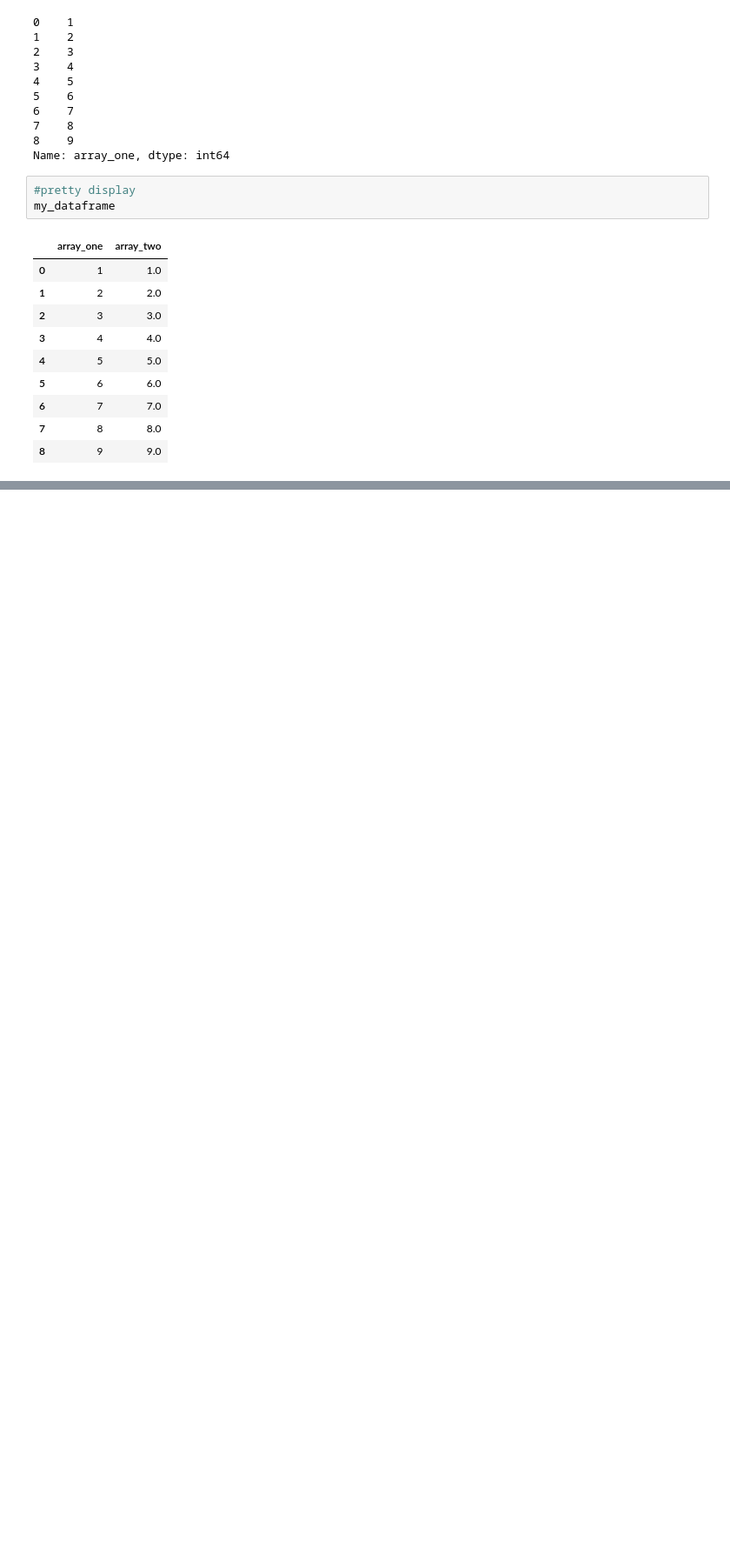
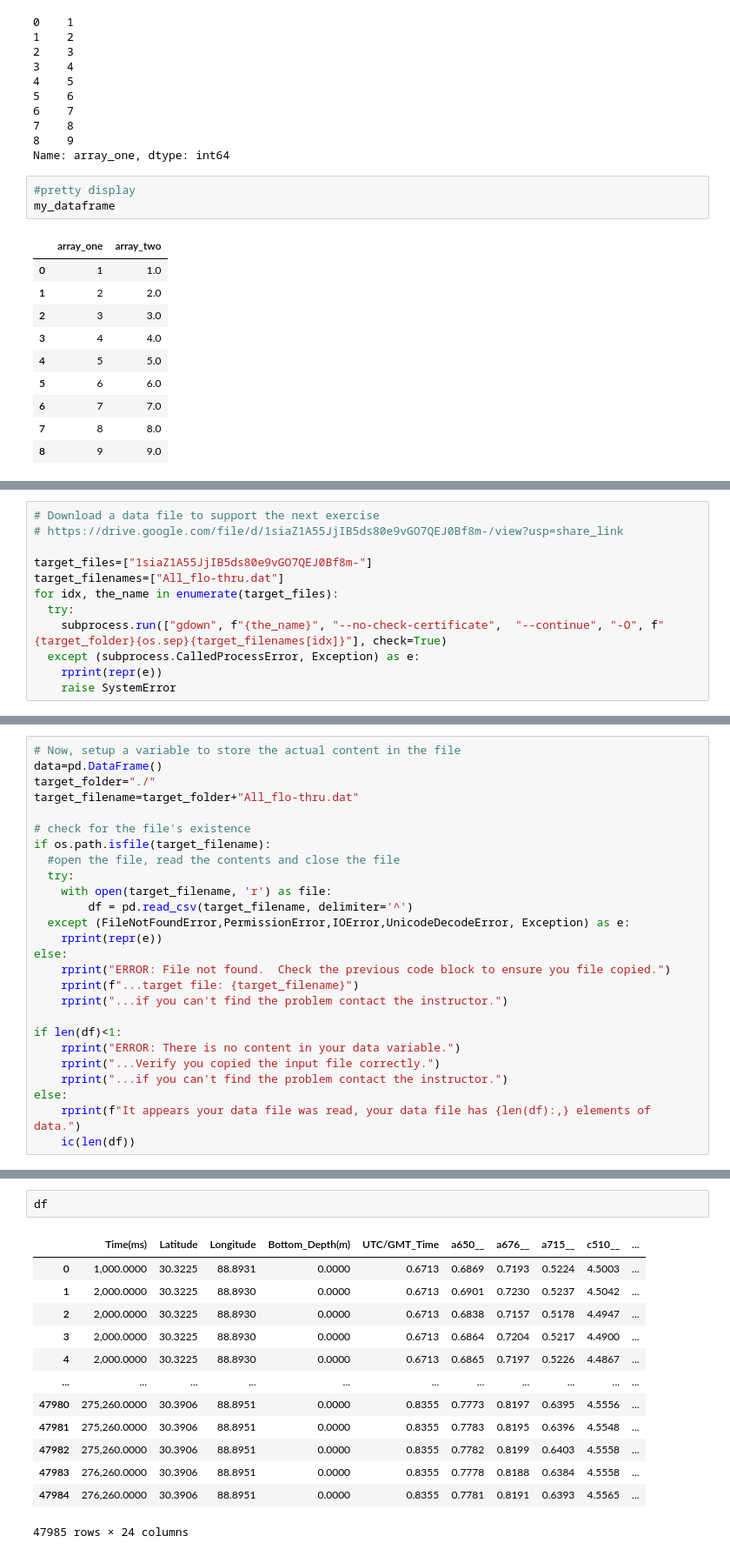
Before and after one commit to christophergarthwood/jbooks, a Jupyter notebook: 003_pandas_DataStructure_DataFrame.ipynb, the cells around one changed output, grey strips where cells are left out. Shown at 87% size. Saved outputs shown, nothing was run; the diff lists cells and outputs as text; blank space fills up the shorter version.

```diff
--- a/003_pandas_DataStructure_DataFrame.ipynb
+++ b/003_pandas_DataStructure_DataFrame.ipynb
@@ -199,0 +233,12 @@ Name: flag, dtype: bool
+# %%
+# Download a data file to support the next exercise
+# https://drive.google.com/file/d/1siaZ1A55JjIB5ds80e9vGO7QEJ0Bf8m-/view?usp=share_link
+
+target_files=["1siaZ1A55JjIB5ds80e9vGO7QEJ0Bf8m-"]
+target_filenames=["All_flo-thru.dat"]
+for idx, the_name in enumerate(target_files):
+  try:
+    subprocess.run(["gdown", f"{the_name}", "--no-check-certificate",  "--continue", "-O", f"{target_folder}{os.sep}{target_filenames[idx]}"], check=True)
+  except (subprocess.CalledProcessError, Exception) as e:
+    rprint(repr(e))
+    raise SystemError
@@ -199,0 +277,26 @@ Name: flag, dtype: bool
+# %%
+# Now, setup a variable to store the actual content in the file
+data=pd.DataFrame()
+target_folder="./"
+target_filename=target_folder+"All_flo-thru.dat"
+
+# check for the file's existence
+if os.path.isfile(target_filename):
+  #open the file, read the contents and close the file
+  try:
+    with open(target_filename, 'r') as file:
+        df = pd.read_csv(target_filename, delimiter='^')
+  except (FileNotFoundError,PermissionError,IOError,UnicodeDecodeError, Exception) as e:
+    rprint(repr(e))
+else:
+    rprint("ERROR: File not found.  Check the previous code block to ensure you file copied.")
+    rprint(f"...target file: {target_filename}")
+    rprint("...if you can't find the problem contact the instructor.")
+
+if len(df)<1:
+    rprint("ERROR: There is no content in your data variable.")
+    rprint("...Verify you copied the input file correctly.")
+    rprint("...if you can't find the problem contact the instructor.")
+else:
+    rprint(f"It appears your data file was read, your data file has {len(df):,} elements of data.")
+    ic(len(df))
@@ -199,0 +308,16 @@ Name: flag, dtype: bool
+# %%
+df
+# %% [output]
+|  | Time(ms) | Latitude | Longitude | Bottom_Depth(m) | UTC/GMT_Time | a650__ | a676__ | a715__ | c510__ | ... |
+| 0 | 1,000.0000 | 30.3225 | 88.8931 | 0.0000 | 0.6713 | 0.6869 | 0.7193 | 0.5224 | 4.5003 | ... |
+| 1 | 2,000.0000 | 30.3225 | 88.8930 | 0.0000 | 0.6713 | 0.6901 | 0.7230 | 0.5237 | 4.5042 | ... |
+| 2 | 2,000.0000 | 30.3225 | 88.8930 | 0.0000 | 0.6713 | 0.6838 | 0.7157 | 0.5178 | 4.4947 | ... |
+| 3 | 2,000.0000 | 30.3225 | 88.8930 | 0.0000 | 0.6713 | 0.6864 | 0.7204 | 0.5217 | 4.4900 | ... |
+| 4 | 2,000.0000 | 30.3225 | 88.8930 | 0.0000 | 0.6713 | 0.6865 | 0.7197 | 0.5226 | 4.4867 | ... |
+| ... | ... | ... | ... | ... | ... | ... | ... | ... | ... | ... |
+| 47980 | 275,260.0000 | 30.3906 | 88.8951 | 0.0000 | 0.8355 | 0.7773 | 0.8197 | 0.6395 | 4.5556 | ... |
+| 47981 | 275,260.0000 | 30.3906 | 88.8951 | 0.0000 | 0.8355 | 0.7783 | 0.8195 | 0.6396 | 4.5548 | ... |
+| 47982 | 275,260.0000 | 30.3906 | 88.8951 | 0.0000 | 0.8355 | 0.7782 | 0.8199 | 0.6403 | 4.5558 | ... |
+| 47983 | 276,260.0000 | 30.3906 | 88.8951 | 0.0000 | 0.8355 | 0.7778 | 0.8188 | 0.6384 | 4.5558 | ... |
+| 47984 | 276,260.0000 | 30.3906 | 88.8951 | 0.0000 | 0.8355 | 0.7781 | 0.8191 | 0.6393 | 4.5565 | ... |
+47985 rows × 24 columns
```
Also changed, not shown: parts of 37 cells of this notebook, 2 other files.
